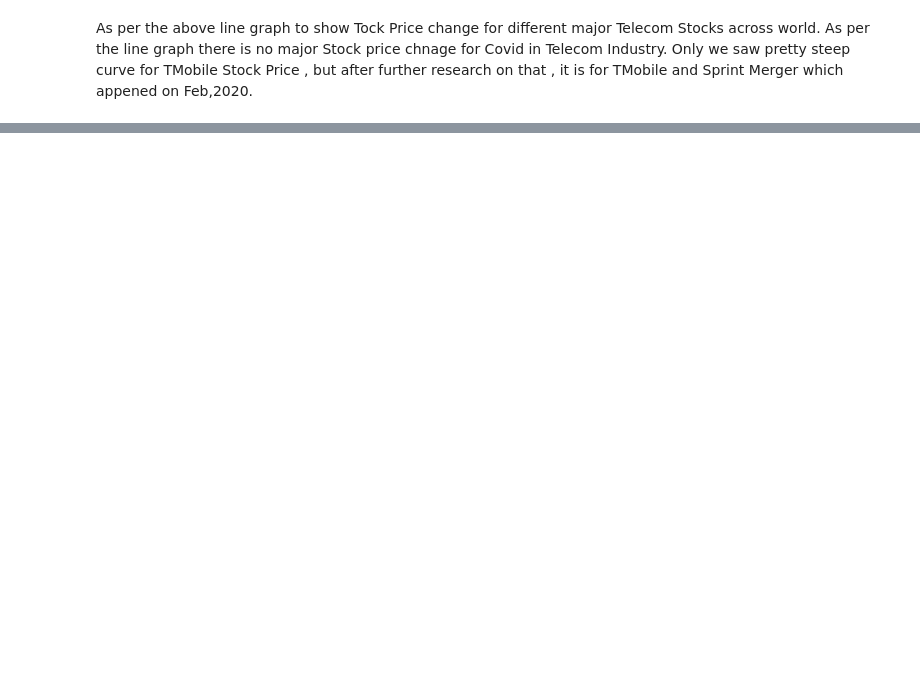
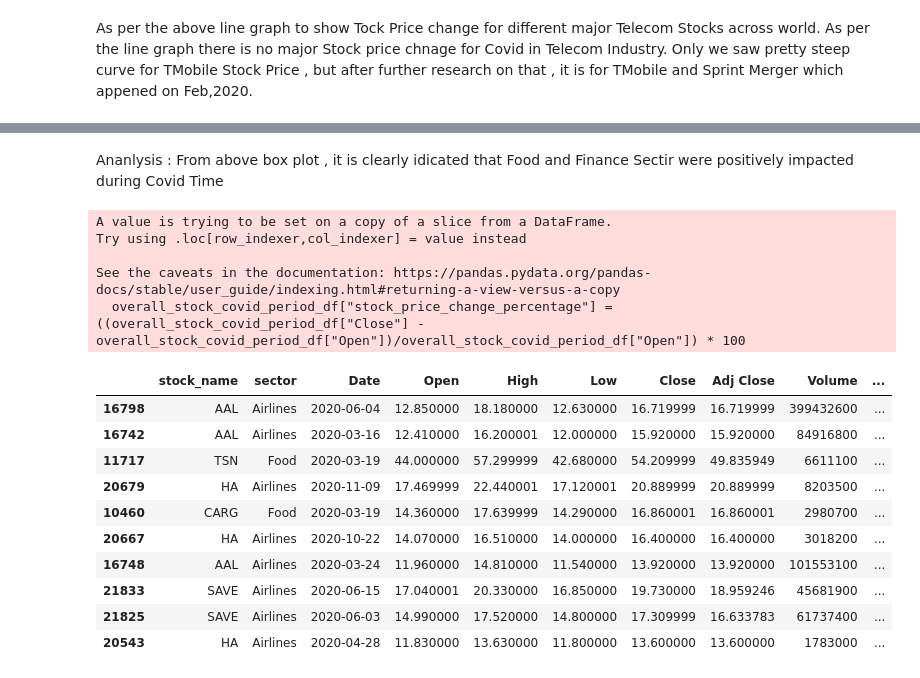
Before and after one commit to desireetrevino/Project1_Team2, a Jupyter notebook: Project1_Team2_Rajib.ipynb, the cells around one changed output, grey strips where cells are left out. Cells and saved outputs as stored; diff of their text form; code cells hidden in the pictures; blank space fills up the shorter version.

Commit message:
Adding more code - Rajib
Adding Statistical Analysis and Stock Price change Analysis during Covid Period.

```diff
--- a/Project1_Team2_Rajib.ipynb
+++ b/Project1_Team2_Rajib.ipynb
@@ -135,0 +220,26 @@ As per the above line graph to show Tock Price change for different major Teleco
+# %%
+# get the data
+finance_stock_df = pd.DataFrame()
+finance_stock_df["stock_name"] = ''
+finance_stock_df["sector"] = ''
+finance_stock_df["Date"] = ''
+finance_stock_df["Open"] = ''
+finance_stock_df["High"] = ''
+finance_stock_df["Low"] = ''
+finance_stock_df["Close"] = ''
+finance_stock_df["Adj Close"] = ''
+finance_stock_df["Volume"] = ''
+
+
+stocks = ["JPM", "BAC", "C","WFC" , "USB", "PNC"]
+for stock in stocks :
+    data = yf.download(stock, start = beg_date,
+                   end = end_date)
+    data["stock_name"] = stock
+    data["sector"] = "Finance"
+    data = data.reset_index()
+    #stock_df = pd.merge(pd.merge(stock_df,data,on='Date'))
+    #stock_df = stock_df.merge(data, how='right')
+    finance_stock_df = finance_stock_df.append(data, ignore_index = True)
+
+finance_stock_df.head()
@@ -135,0 +261,4 @@ As per the above line graph to show Tock Price change for different major Teleco
+# %%
+overall_stock_df = pd.DataFrame()
+overall_stock_df = pd.concat([finance_stock_df, food_stock_df,airline_stock_df,telecom_stock_df], ignore_index=True)
+print(overall_stock_df.dtypes)
@@ -135,0 +278,4 @@ As per the above line graph to show Tock Price change for different major Teleco
+# %%
+overall_stock_covid_period_df = overall_stock_df.loc[(overall_stock_df["Date"] >= pd.to_datetime('2020-03-01')) & (
+    overall_stock_df["Date"] <= pd.to_datetime('2021-12-01'))]
+overall_stock_covid_period_df
@@ -135,0 +310,24 @@ As per the above line graph to show Tock Price change for different major Teleco
+# %% [markdown]
+Ananlysis : From above box plot , it is clearly idicated that Food and Finance Sectir were positively impacted during Covid Time
+# %%
+overall_stock_covid_period_df["stock_price_change_percentage"] = ((overall_stock_covid_period_df["Close"] - overall_stock_covid_period_df["Open"])/overall_stock_covid_period_df["Open"]) * 100
+
+overall_stock_covid_period_df_sorted =overall_stock_covid_period_df.sort_values("stock_price_change_percentage", ascending=False)[:10]
+overall_stock_covid_period_df_sorted
+# %% [output]
+A value is trying to be set on a copy of a slice from a DataFrame.
+Try using .loc[row_indexer,col_indexer] = value instead
+
+See the caveats in the documentation: https://pandas.pydata.org/pandas-docs/stable/user_guide/indexing.html#returning-a-view-versus-a-copy
+  overall_stock_covid_period_df["stock_price_change_percentage"] = ((overall_stock_covid_period_df["Close"] - overall_stock_covid_period_df["Open"])/overall_stock_covid_period_df["Open"]) * 100
+|  | stock_name | sector | Date | Open | High | Low | Close | Adj Close | Volume | ... |
+| 16798 | AAL | Airlines | 2020-06-04 | 12.850000 | 18.180000 | 12.630000 | 16.719999 | 16.719999 | 399432600 | ... |
+| 16742 | AAL | Airlines | 2020-03-16 | 12.410000 | 16.200001 | 12.000000 | 15.920000 | 15.920000 | 84916800 | ... |
+| 11717 | TSN | Food | 2020-03-19 | 44.000000 | 57.299999 | 42.680000 | 54.209999 | 49.835949 | 6611100 | ... |
+| 20679 | HA | Airlines | 2020-11-09 | 17.469999 | 22.440001 | 17.120001 | 20.889999 | 20.889999 | 8203500 | ... |
+| 10460 | CARG | Food | 2020-03-19 | 14.360000 | 17.639999 | 14.290000 | 16.860001 | 16.860001 | 2980700 | ... |
+| 20667 | HA | Airlines | 2020-10-22 | 14.070000 | 16.510000 | 14.000000 | 16.400000 | 16.400000 | 3018200 | ... |
+| 16748 | AAL | Airlines | 2020-03-24 | 11.960000 | 14.810000 | 11.540000 | 13.920000 | 13.920000 | 101553100 | ... |
+| 21833 | SAVE | Airlines | 2020-06-15 | 17.040001 | 20.330000 | 16.850000 | 19.730000 | 18.959246 | 45681900 | ... |
+| 21825 | SAVE | Airlines | 2020-06-03 | 14.990000 | 17.520000 | 14.800000 | 17.309999 | 16.633783 | 61737400 | ... |
+| 20543 | HA | Airlines | 2020-04-28 | 11.830000 | 13.630000 | 11.800000 | 13.600000 | 13.600000 | 1783000 | ... |
```
Also changed, not shown: parts of 18 cells of this notebook.
